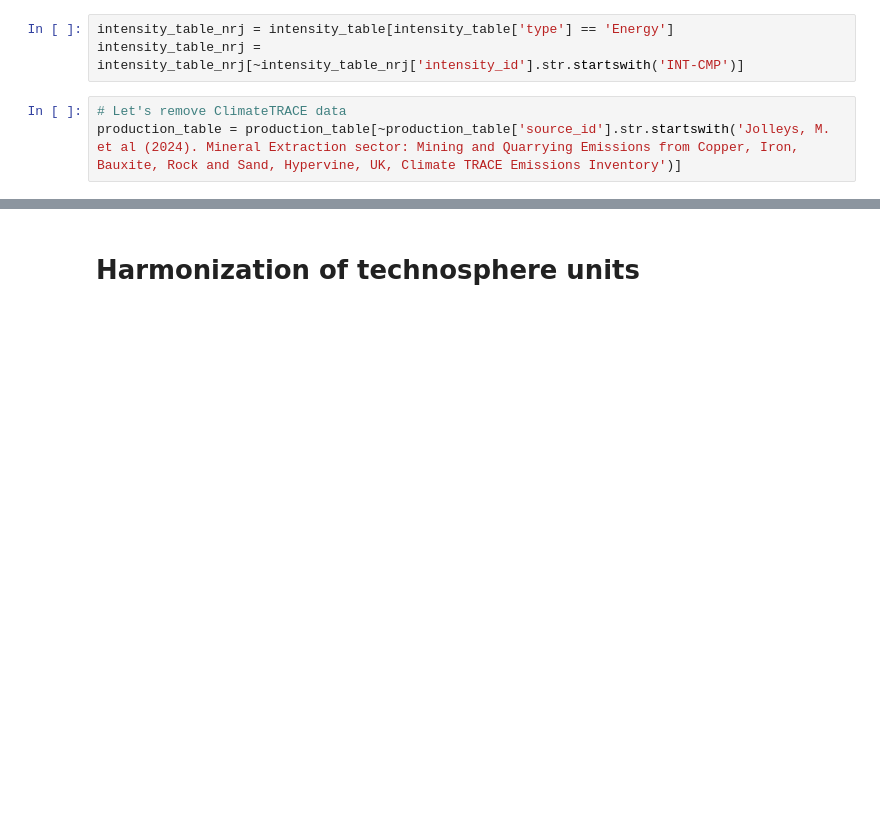
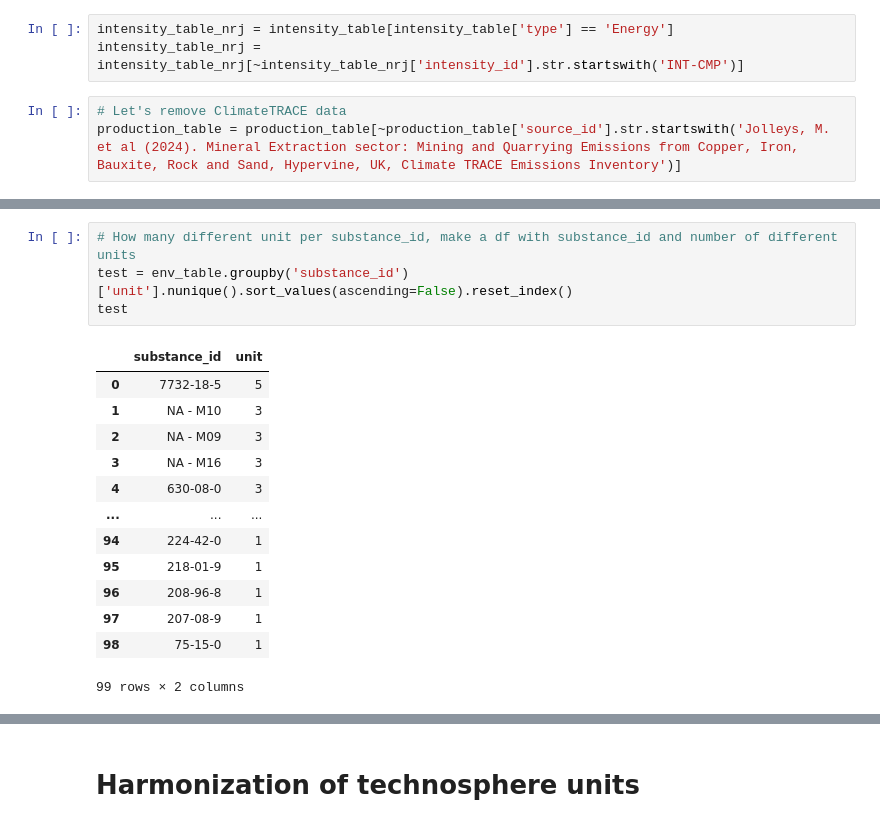
Before and after one commit to marpellan/metallican_lci, a Jupyter notebook: 2. MetalliCan_cleaning.ipynb, the cells around one changed output, grey strips where cells are left out. Saved outputs shown, nothing was run; the diff lists cells and outputs as text; blank space fills up the shorter version.

```diff
--- a/2. MetalliCan_cleaning.ipynb
+++ b/2. MetalliCan_cleaning.ipynb
@@ -31,0 +55,18 @@ production_table = production_table[~production_table['source_id'].str.startswit
+# %%
+# How many different unit per substance_id, make a df with substance_id and number of different units
+test = env_table.groupby('substance_id')['unit'].nunique().sort_values(ascending=False).reset_index()
+test
+# %% [output]
+|  | substance_id | unit |
+| 0 | 7732-18-5 | 5 |
+| 1 | NA - M10 | 3 |
+| 2 | NA - M09 | 3 |
+| 3 | NA - M16 | 3 |
+| 4 | 630-08-0 | 3 |
+| ... | ... | ... |
+| 94 | 224-42-0 | 1 |
+| 95 | 218-01-9 | 1 |
+| 96 | 208-96-8 | 1 |
+| 97 | 207-08-9 | 1 |
+| 98 | 75-15-0 | 1 |
+99 rows × 2 columns
```
Also changed, not shown: parts of 13 cells of this notebook, 26 other files.
